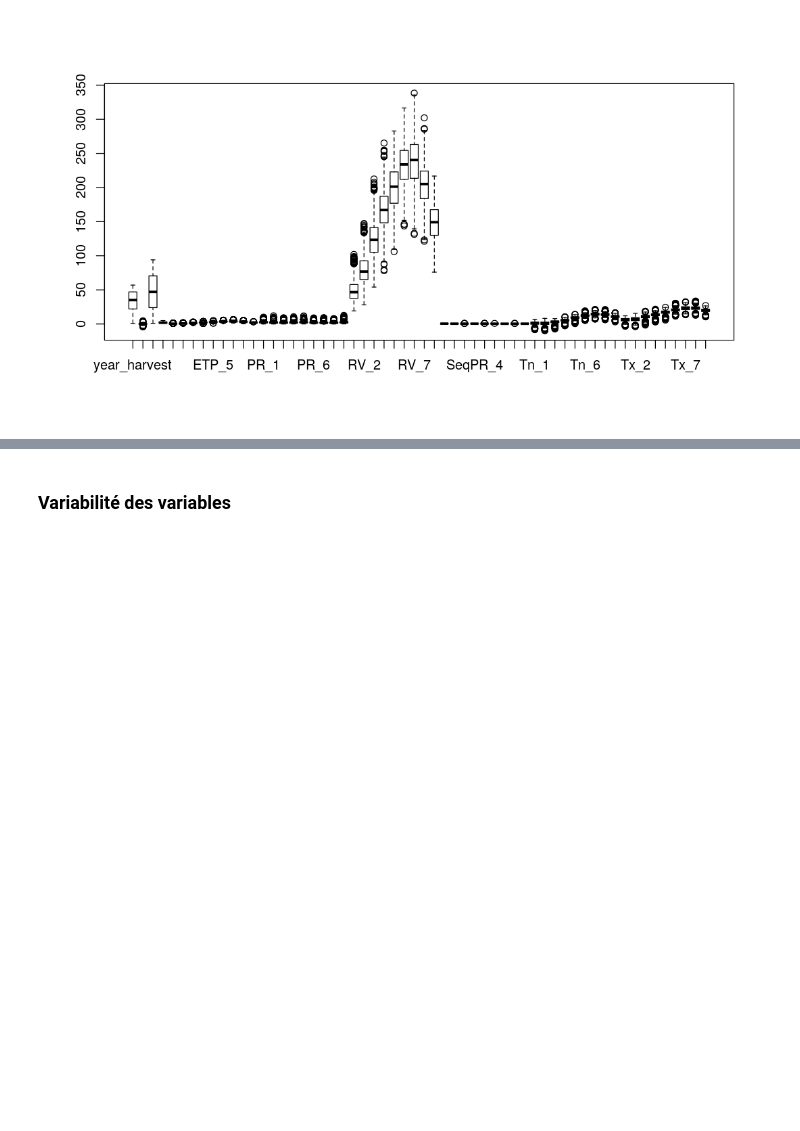
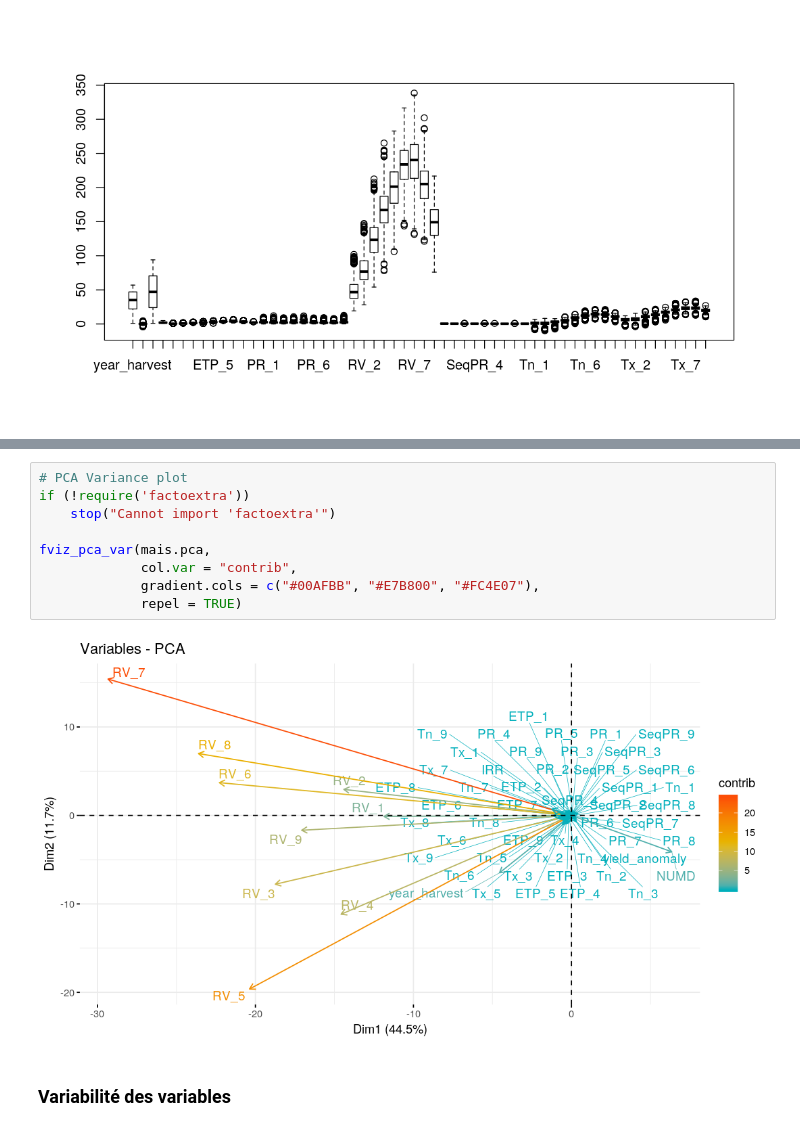
Before and after one commit to YunfeiZHAO/SY19_projet2, a Jupyter notebook: 2.regression.ipynb, the cells around one changed output, grey strips where cells are left out. Saved outputs shown, nothing was run; the diff lists cells and outputs as text; blank space fills up the shorter version.

```diff
--- a/2.regression.ipynb
+++ b/2.regression.ipynb
@@ -266,3 +306,14 @@ plot(mais.pca$x)
+# %%
+# PCA Variance plot
+if (!require('factoextra'))
+    stop("Cannot import 'factoextra'")
+
+fviz_pca_var(mais.pca,
+             col.var = "contrib",
+             gradient.cols = c("#00AFBB", "#E7B800", "#FC4E07"),
+             repel = TRUE)
+# %% [output]
+[figure, added]
 # %% [markdown]
 ### Variabilité des variables
 # %%
```
Also changed, not shown: parts of 37 cells of this notebook, 1 other file.
